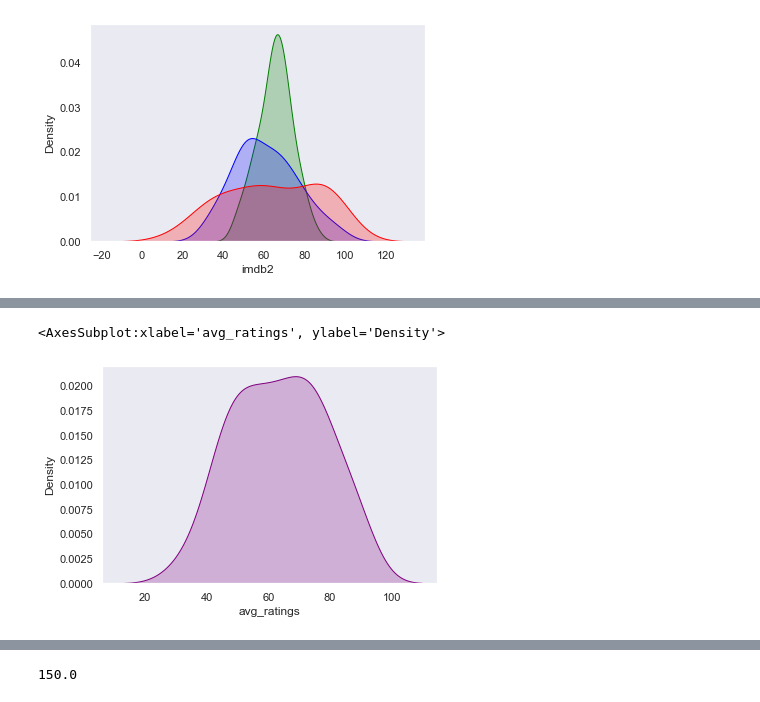
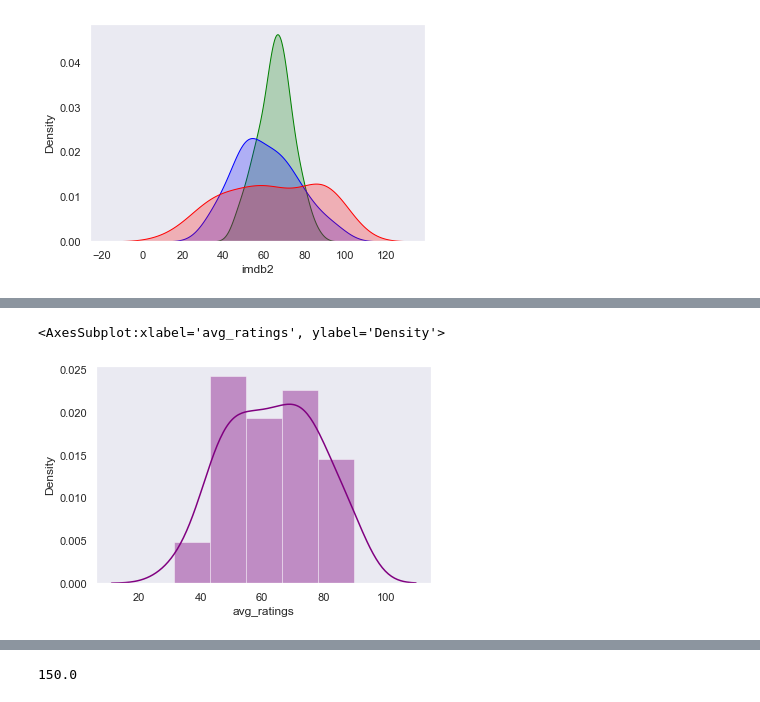
Before and after one commit to Coachsteveee/daily-commit-challenge, a Jupyter notebook: proj.ipynb, the cells around one changed output, grey strips where cells are left out. Saved outputs shown, nothing was run; the diff lists cells and outputs as text; code cells hidden in the pictures.

```diff
--- a/proj.ipynb
+++ b/proj.ipynb
@@ -203,5 +212,5 @@ sns.kdeplot(disney_['rotten_tomatoes2'], color='red', shade=True, cbar=True)
 # %%
-sns.kdeplot(disney_['avg_ratings'], color='purple', shade=True, cbar=True)
+sns.distplot(disney_['avg_ratings'], color='purple')
 # %% [output]
 <AxesSubplot:xlabel='avg_ratings', ylabel='Density'>
-[figure, old version]
+[figure, new version]
```
Also changed, not shown: parts of 13 cells of this notebook.
